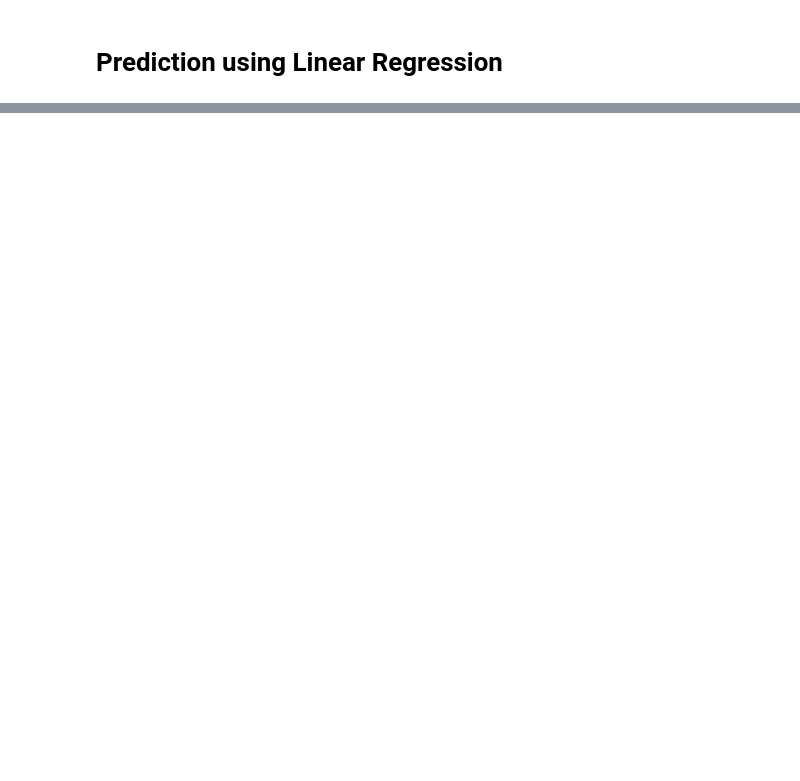
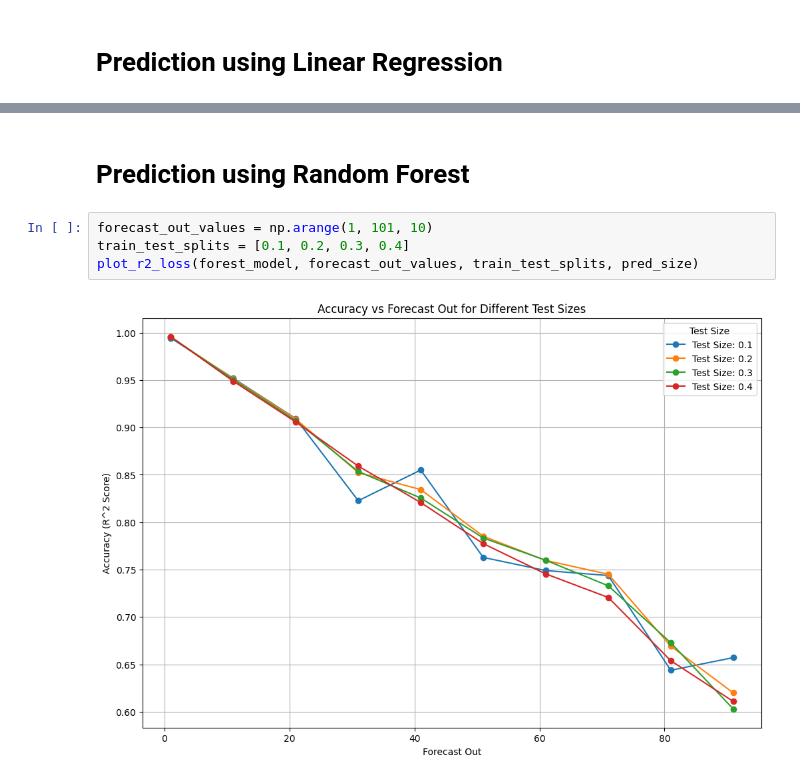
Before and after one commit to hardaatbaath/BITS_F464_ML_Project, a Jupyter notebook: Stock_Market_Prediction_using_ML.ipynb, the cells around one changed output, grey strips where cells are left out. Cells and saved outputs as stored; diff of their text form; blank space fills up the shorter version.

```diff
--- a/Stock_Market_Prediction_using_ML.ipynb
+++ b/Stock_Market_Prediction_using_ML.ipynb
@@ -107,0 +343,8 @@ print(response)
+# %% [markdown]
+# Prediction using Random Forest
+# %%
+forecast_out_values = np.arange(1, 101, 10)
+train_test_splits = [0.1, 0.2, 0.3, 0.4]
+plot_r2_loss(forest_model, forecast_out_values, train_test_splits, pred_size)
+# %% [output]
+[figure, added]
```
Also changed, not shown: parts of 48 cells of this notebook.
